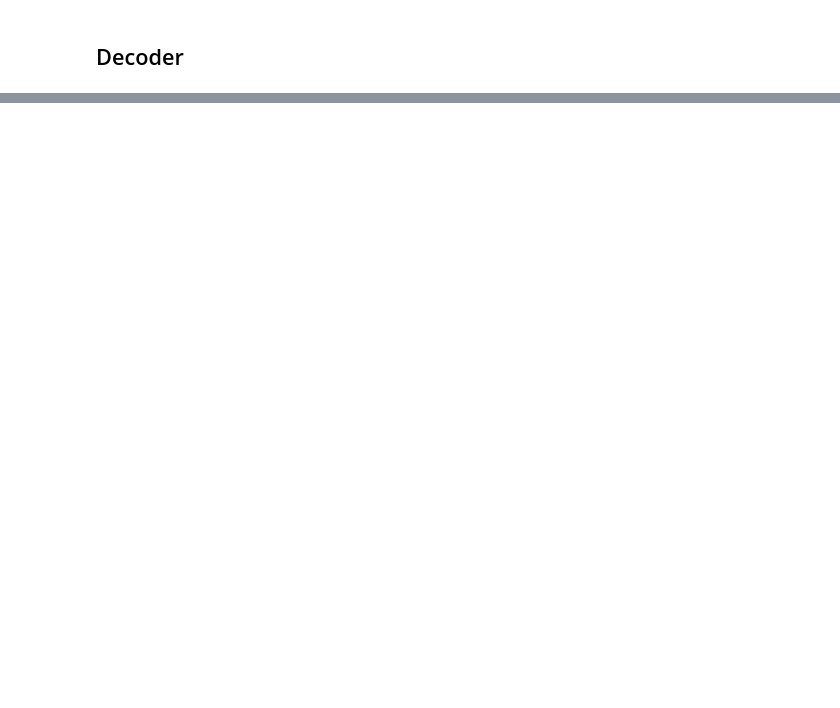
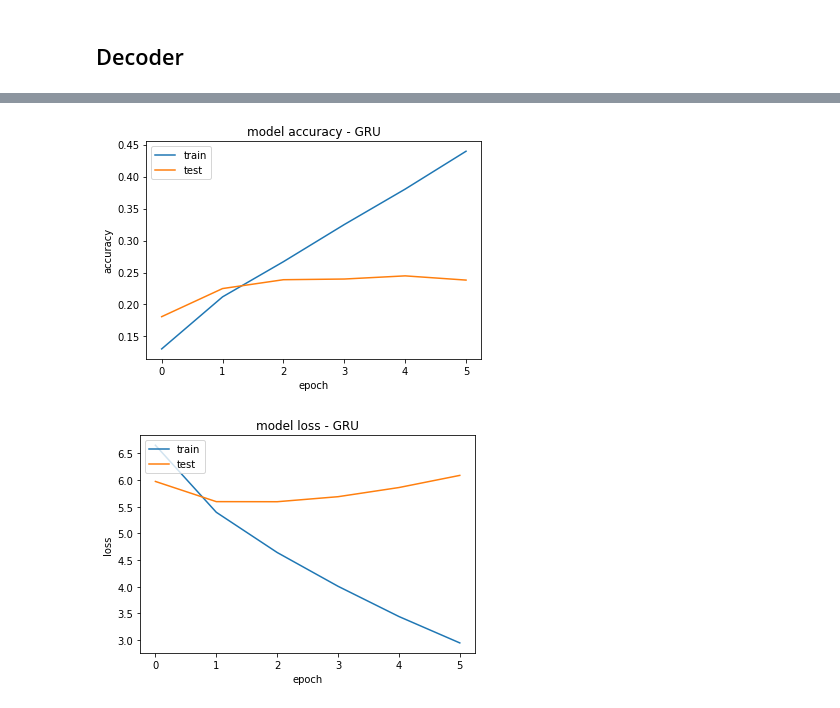
Before and after one commit to mtjon/infompr-group-project, a Jupyter notebook: rnn.ipynb, the cells around one changed output, grey strips where cells are left out. Saved outputs shown, nothing was run; the diff lists cells and outputs as text; code cells hidden in the pictures; blank space fills up the shorter version.

```diff
--- a/rnn.ipynb
+++ b/rnn.ipynb
@@ -652,0 +624,9 @@ plt.legend()
+# %%
+UNITS = 256
+modelGRU = Translator(UNITS, abs_text_processor, tit_text_processor, GRU=True)
+
+logits = modelGRU((ex_context_tok, ex_tar_in))
+
+print(f'Context tokens, shape: (batch, s, units) {ex_context_tok.shape}')
+print(f'Target tokens, shape: (batch, t) {ex_tar_in.shape}')
+print(f'logits, shape: (batch, t, target_vocabulary_size) {logits.shape}')
@@ -652,0 +637,13 @@ plt.legend()
+# %%
+modelGRU.compile(
+    loss=masked_loss,
+    optimizer='Adam',
+    metrics=[masked_accuracy])
+# %%
+with tf.device('/device:GPU:0'):
+    historyGRU = modelGRU.fit(train_ds,
+                            epochs=30,
+                            validation_data=val_ds,
+                            callbacks=tf.keras.callbacks.EarlyStopping(
+                                monitor='val_loss',
+                                patience=3))
@@ -652,0 +663,21 @@ plt.legend()
+# %%
+# https://machinelearningmastery.com/display-deep-learning-model-training-history-in-keras/
+# summarize history for accuracy
+plt.plot(historyGRU.history['masked_accuracy'])
+plt.plot(historyGRU.history['val_masked_accuracy'])
+plt.title('model accuracy - GRU')
+plt.ylabel('accuracy')
+plt.xlabel('epoch')
+plt.legend(['train', 'test'], loc='upper left')
+plt.show()
+# summarize history for loss
+plt.plot(historyGRU.history['loss'])
+plt.plot(historyGRU.history['val_loss'])
+plt.title('model loss - GRU')
+plt.ylabel('loss')
+plt.xlabel('epoch')
+plt.legend(['train', 'test'], loc='upper left')
+plt.show()
+# %% [output]
+[figure, added]
+[figure, added]
```
Also changed, not shown: parts of 61 cells of this notebook.
